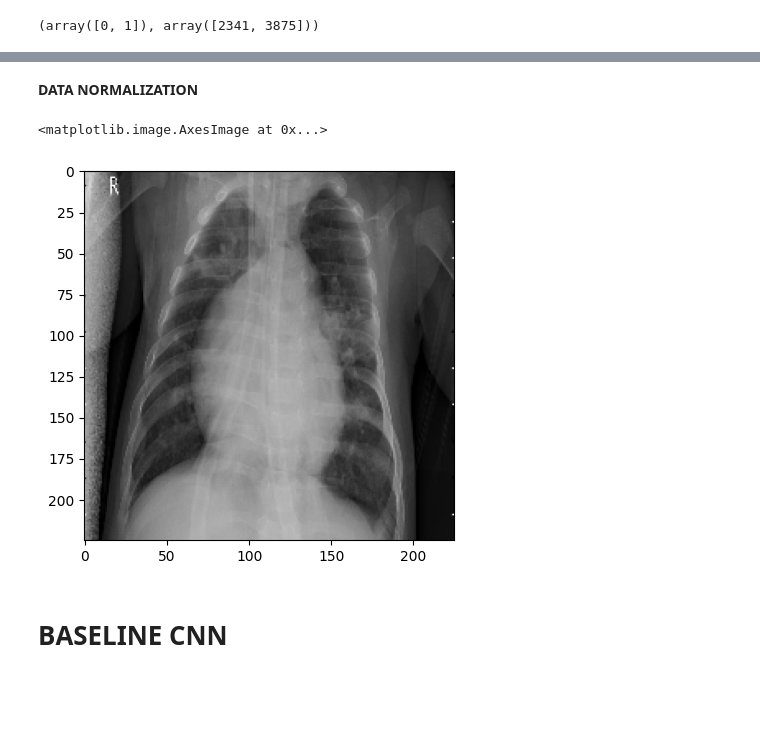
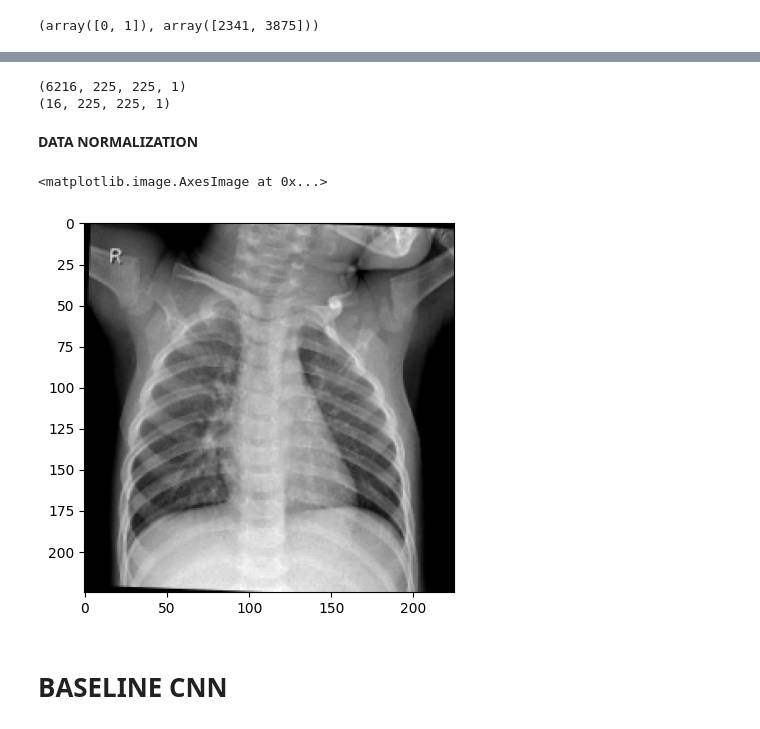
Before and after one commit to peterwhitehat142/kaggle_project, a Jupyter notebook: Pneumonia_Classification.ipynb, the cells around one changed output, grey strips where cells are left out. Saved outputs shown, nothing was run; the diff lists cells and outputs as text; code cells hidden in the pictures; blank space fills up the shorter version.

```diff
--- a/Pneumonia_Classification.ipynb
+++ b/Pneumonia_Classification.ipynb
@@ -241,3 +244,9 @@ X_train.shape
+# %%
+print(X_train.shape)
+print(X_val.shape)
+# %% [output]
+(6216, 225, 225, 1)
+(16, 225, 225, 1)
 # %% [markdown]
 **DATA NORMALIZATION**
 # %%
@@ -254,11 +263,11 @@ X_val=X_val/255.0
 X_val=(X_val - mean) / std
 # %%
 import matplotlib.pyplot as plt
-sample_image = X_train[100]
+sample_image = X_train[6016]
 plt.imshow(sample_image,cmap='gray')
 # %% [output]
 <matplotlib.image.AxesImage at 0x...>
-[figure, old version]
+[figure, new version]
 # %% [markdown]
 # **BASELINE CNN**
 # %%
```
Also changed, not shown: parts of 33 cells of this notebook.
